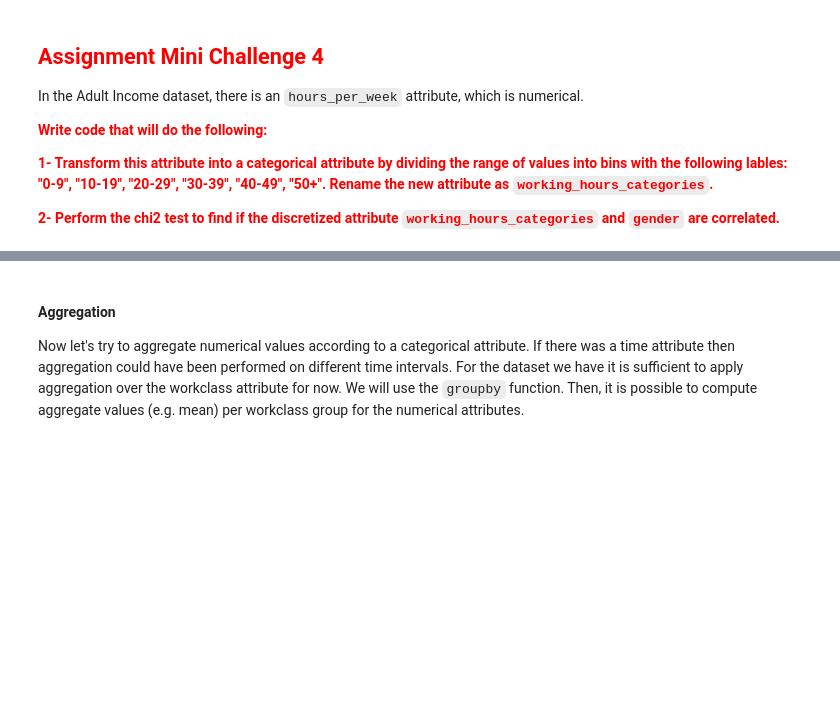
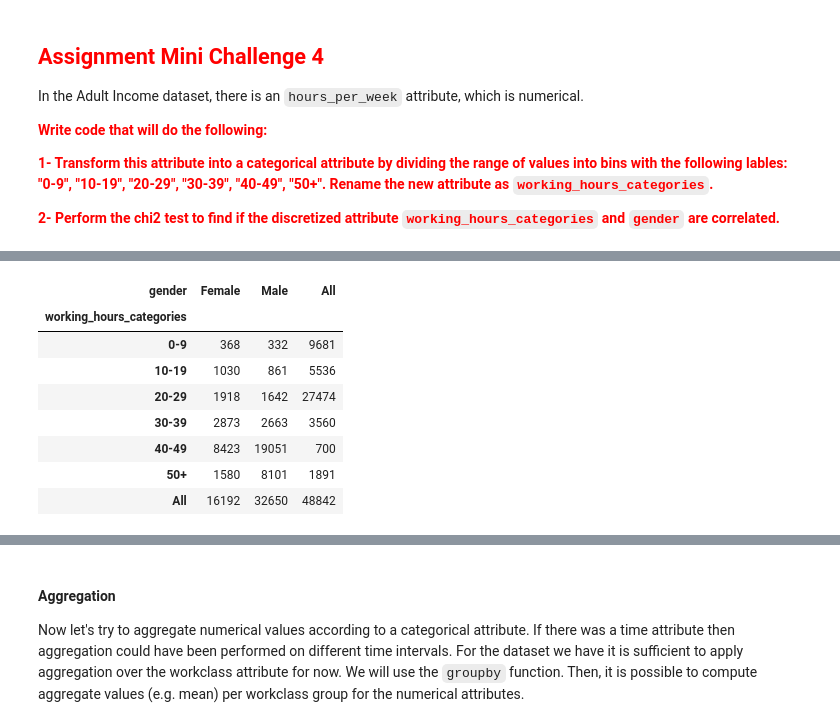
Before and after one commit to grgmgd/data-engineering-course, a Jupyter notebook: Practice6- Data Integration and Feature Engineering.ipynb, the cells around one changed output, grey strips where cells are left out. Drawn from its saved outputs; the diff is of its cells as text; code cells hidden in the pictures; blank space fills up the shorter version.

```diff
--- a/Practice6- Data Integration and Feature Engineering.ipynb
+++ b/Practice6- Data Integration and Feature Engineering.ipynb
@@ -1091,0 +1125,13 @@ In the Adult Income dataset, there is an `hours_per_week` attribute, which is nu
+# %%
+contengency_table4 = pd.crosstab(mini4["working_hours_categories"], mini4["gender"], margins= True)
+contengency_table4
+# %% [output]
+| gender | Female | Male | All |
+| working_hours_categories |  |  |  |
+| 0-9 | 368 | 332 | 9681 |
+| 10-19 | 1030 | 861 | 5536 |
+| 20-29 | 1918 | 1642 | 27474 |
+| 30-39 | 2873 | 2663 | 3560 |
+| 40-49 | 8423 | 19051 | 700 |
+| 50+ | 1580 | 8101 | 1891 |
+| All | 16192 | 32650 | 48842 |
```
Also changed, not shown: parts of 7 cells of this notebook.
